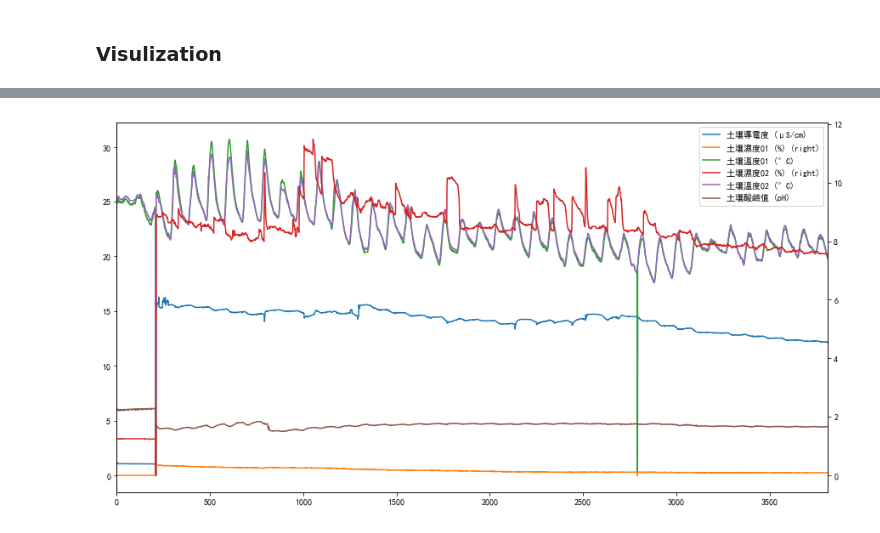
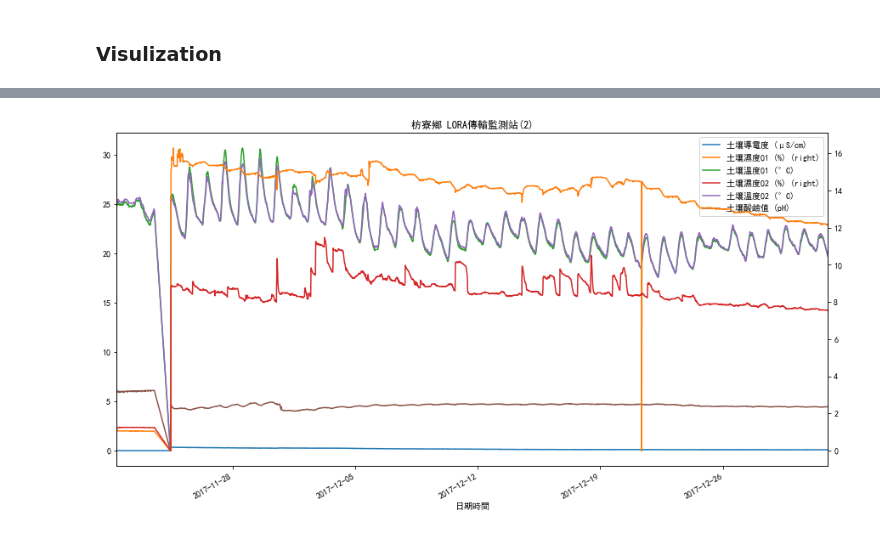
Before and after one commit to JohanWu/RedQuinoa, a Jupyter notebook: SensorData/SensorData_analysis.ipynb, the cells around one changed output, grey strips where cells are left out. Drawn from its saved outputs; the diff is of its cells as text; code cells hidden in the pictures.

Commit message:
bug fix for sensor data plotting program

```diff
--- a/SensorData/SensorData_analysis.ipynb
+++ b/SensorData/SensorData_analysis.ipynb
@@ -60,0 +64,4 @@ Index(['Datetime', '土壤導電度 (μS/cm)', '土壤濕度01 (%)', '土壤溫
+# %%
+# df2.columns = col
+df2 = df2.reindex(columns=col)
+df2.columns
@@ -70,7 +81,6 @@ df2.head()
 # %%
 # pd.to_datetime(df2['日期時間'], format='%Y-%m-%d %H:%M')
 df3 = df2
-df3.Datetime = pd.to_datetime(df3.Datetime)
-df4 = df3.loc[1:]
-df4.head()
+df3.日期時間 = pd.to_datetime(df3.日期時間)
+df3.head()
 # %% [output]
@@ -82,0 +93,3 @@ df4.head()
+# %%
+df4 = df3
+df4.head()
@@ -83,4 +103,4 @@ df4.head()
 # %%
-df4.set_index(df4.Datetime, inplace=True)
+df4.set_index(df4.日期時間, inplace=True)
 df4.head()
 # %% [output]
@@ -105,16 +138,18 @@ df2.head()
 # %%
 import matplotlib
 import matplotlib.pyplot as plt
 import matplotlib.font_manager as mfm
 
 font_path = "/codetmp/johan/anaconda3/lib/python3.6/site-packages/matplotlib/mpl-data/fonts/ttf/SimHei.ttf"
 prop = mfm.FontProperties(fname=font_path)
 
-df2.drop('Datetime', axis=1).plot(secondary_y=['土壤濕度01 (%)', '土壤濕度02 (%)'], figsize=(15,8))
-# df3.plot(secondary_y=['土壤濕度01 (%)', '土壤濕度02 (%)'], figsize=(15,8))
+# df2.drop('Datetime', axis=1).plot(secondary_y=['土壤濕度01 (%)', '土壤濕度02 (%)'], figsize=(15,8))
+figure = df4.iloc[1:].plot(title='枋寮鄉 LORA傳輸監測站(2)', secondary_y=['土壤濕度01 (%)', '土壤濕度02 (%)'], figsize=(15,8))
 plt.show()
+fig = figure.get_figure()
+fig.savefig("lora{}_2017.png".format(sensor_id[id]))
 # %% [output]
-[figure, old version]
+[figure, new version]
 # %%
 df2.head()
 # %% [output]
```
Also changed, not shown: parts of 11 cells of this notebook, 3 other files.
